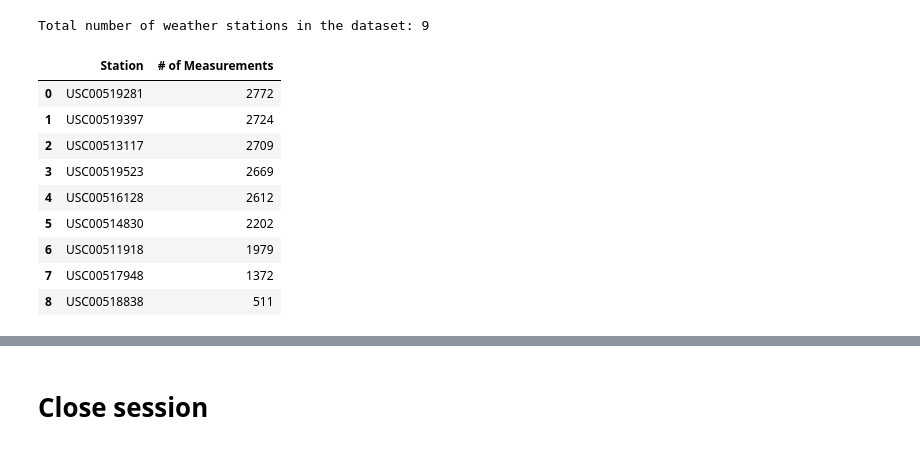
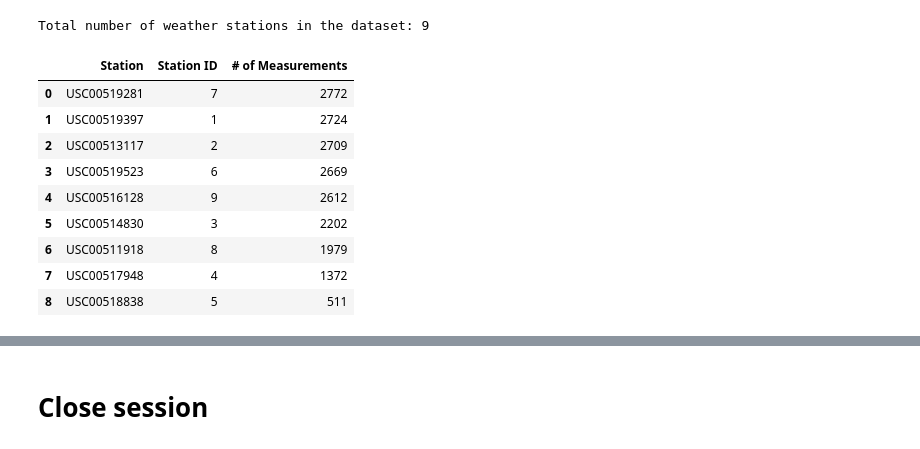
Before and after one commit to kennethcandersen/Weather-Database-and-API-Service, a Jupyter notebook: climate_starter.ipynb, the cells around one changed output, grey strips where cells are left out. Saved outputs shown, nothing was run; the diff lists cells and outputs as text; code cells hidden in the pictures.

```diff
--- a/climate_starter.ipynb
+++ b/climate_starter.ipynb
@@ -163,27 +167,26 @@ Total number of weather stations in the dataset: 9
 # %%
 # Design a query to find the most active stations (i.e. what stations have the most rows?)
 # List the stations and the counts in descending order.
 
-stmt = session.query(Measurements.station, func.count(Measurements.station)).\
+stmt = session.query(Measurements.station, Stations.id, func.count(Measurements.station)).\
+    filter(Measurements.station == Stations.station).\
     group_by(Measurements.station).order_by(func.count(Measurements.station).desc()).statement
 
-most_active_stations = pd.read_sql_query(stmt, session.bind)
-
-most_active_stations = most_active_stations.\
-    rename(columns={'station' : 'Station', 'count_1': '# of Measurements'})
+most_active_stations = pd.read_sql_query(stmt, session.bind).\
+    rename(columns={'station' : 'Station', 'id' : 'Station ID', 'count_1': '# of Measurements'})
 
 most_active_stations
 # %% [output]
-|  | Station | # of Measurements |
-| 0 | USC00519281 | 2772 |
-| 1 | USC00519397 | 2724 |
-| 2 | USC00513117 | 2709 |
-| 3 | USC00519523 | 2669 |
-| 4 | USC00516128 | 2612 |
-| 5 | USC00514830 | 2202 |
-| 6 | USC00511918 | 1979 |
-| 7 | USC00517948 | 1372 |
-| 8 | USC00518838 | 511 |
+|  | Station | Station ID | # of Measurements |
+| 0 | USC00519281 | 7 | 2772 |
+| 1 | USC00519397 | 1 | 2724 |
+| 2 | USC00513117 | 2 | 2709 |
+| 3 | USC00519523 | 6 | 2669 |
+| 4 | USC00516128 | 9 | 2612 |
+| 5 | USC00514830 | 3 | 2202 |
+| 6 | USC00511918 | 8 | 1979 |
+| 7 | USC00517948 | 4 | 1372 |
+| 8 | USC00518838 | 5 | 511 |
 # %%
 # Using the most active station id from the previous query, calculate the
 #lowest, highest, and average temperature.
```
Also changed, not shown: parts of 4 cells of this notebook, 2 other files.
